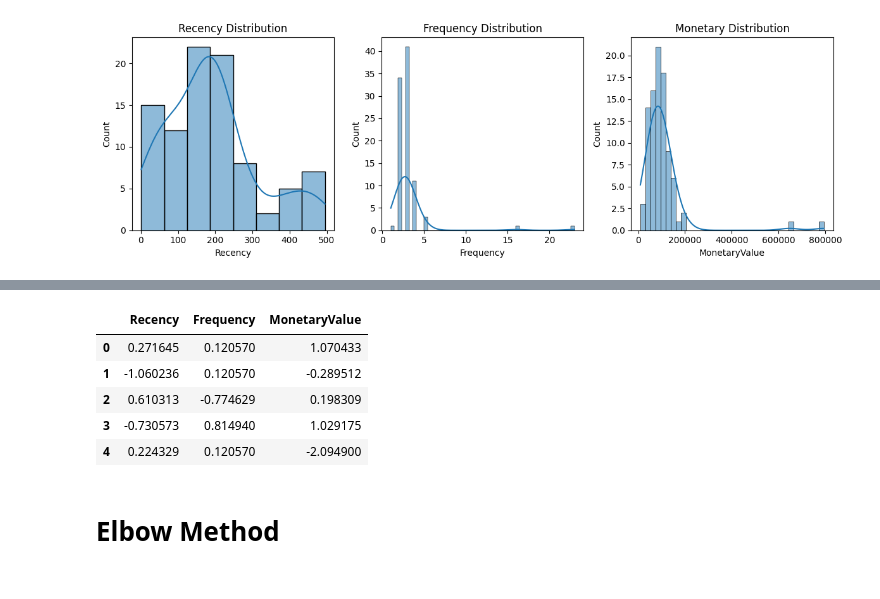
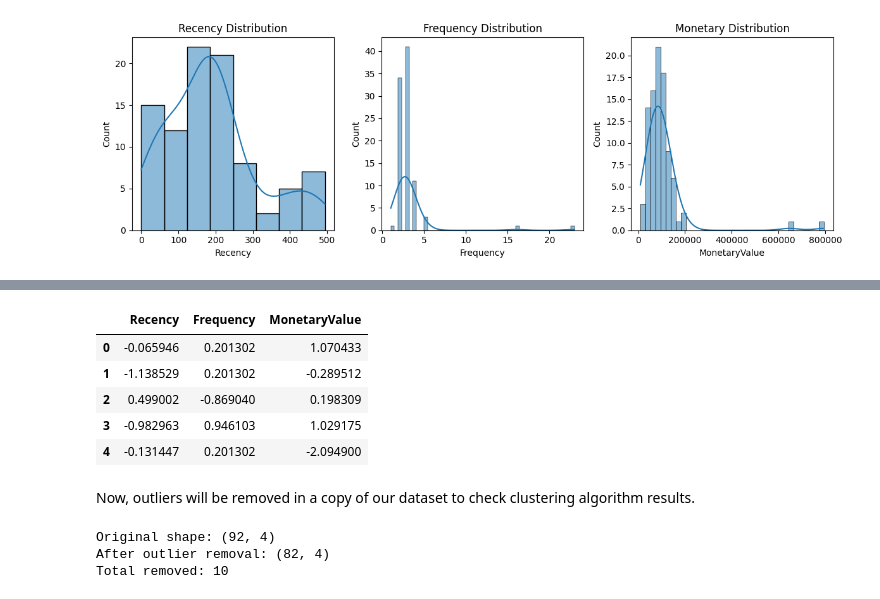
Before and after one commit to silaSaraoglu/customer-clustering, a Jupyter notebook: customer_segmentation_rfm_analysis.ipynb, the cells around one changed output, grey strips where cells are left out. Drawn from its saved outputs; the diff is of its cells as text; code cells hidden in the pictures.

```diff
--- a/customer_segmentation_rfm_analysis.ipynb
+++ b/customer_segmentation_rfm_analysis.ipynb
@@ -71,5 +58,5 @@ Total rows removed: 159
 # %%
-snapshot_date = df['ORDERDATE'].max() + pd.Timedelta(days=1)
+snapshot_date = df['ORDERDATE'].max()
 
 rfm_df = df.groupby('CUSTOMERNAME').agg(
     Recency=('ORDERDATE', lambda x: (snapshot_date - x.max()).days),
@@ -77,6 +64,6 @@ rfm_df = df.groupby('CUSTOMERNAME').agg(
     MonetaryValue=('SALES', 'sum')
 ).reset_index()
 
-rfm_df.head()
+rfm_df
 # %% [output]
 |  | CUSTOMERNAME | Recency | Frequency | MonetaryValue |
@@ -111,0 +114,6 @@ plt.show()
+# %%
+# apply log transformation to highly skewed features
+rfm_df['Frequency'] = np.log1p(rfm_df['Frequency'])
+rfm_df['MonetaryValue'] = np.log1p(rfm_df['MonetaryValue'])
+
+rfm_df[['Recency', 'Frequency', 'MonetaryValue']].skew()
@@ -111,0 +126,3 @@ plt.show()
+# %%
+rfm_df['Frequency'] = np.log1p(rfm_df['Frequency'])
+rfm_df[['Recency', 'Frequency', 'MonetaryValue']].skew()
@@ -112,22 +146,15 @@ plt.show()
 # %%
-rfm_log_df = rfm_df.copy()
-rfm_log_df['Recency'] = np.log1p(rfm_log_df['Recency'])
-rfm_log_df['Frequency'] = np.log1p(rfm_log_df['Frequency'])
-rfm_log_df['MonetaryValue'] = np.log1p(rfm_log_df['MonetaryValue'])
-
-
 scaler = StandardScaler()
-rfm_scaled = scaler.fit_transform(rfm_log_df[['Recency', 'Frequency', 'MonetaryValue']])
+rfm_scaled = scaler.fit_transform(rfm_df[['Recency', 'Frequency', 'MonetaryValue']])
 rfm_scaled_df = pd.DataFrame(rfm_scaled, columns=['Recency', 'Frequency', 'MonetaryValue'])
 
-
 rfm_scaled_df.head()
 # %% [output]
 |  | Recency | Frequency | MonetaryValue |
-| 0 | 0.271645 | 0.120570 | 1.070433 |
-| 1 | -1.060236 | 0.120570 | -0.289512 |
-| 2 | 0.610313 | -0.774629 | 0.198309 |
-| 3 | -0.730573 | 0.814940 | 1.029175 |
-| 4 | 0.224329 | 0.120570 | -2.094900 |
+| 0 | -0.065946 | 0.201302 | 1.070433 |
+| 1 | -1.138529 | 0.201302 | -0.289512 |
+| 2 | 0.499002 | -0.869040 | 0.198309 |
+| 3 | -0.982963 | 0.946103 | 1.029175 |
+| 4 | -0.131447 | 0.201302 | -2.094900 |
-# %% [markdown]
-# Elbow Method
+# %% [markdown]
+Now, outliers will be removed in a copy of our dataset to check clustering algorithm results.
@@ -133,0 +178,8 @@ rfm_scaled_df.head()
+# %%
+print(f"Original shape: {rfm_df.shape}")
+print(f"After outlier removal: {rfm_no_outliers.shape}")
+print(f"Total removed: {rfm_df.shape[0] - rfm_no_outliers.shape[0]}")
+# %% [output]
+Original shape: (92, 4)
+After outlier removal: (82, 4)
+Total removed: 10
```
Also changed, not shown: parts of 33 cells of this notebook.
